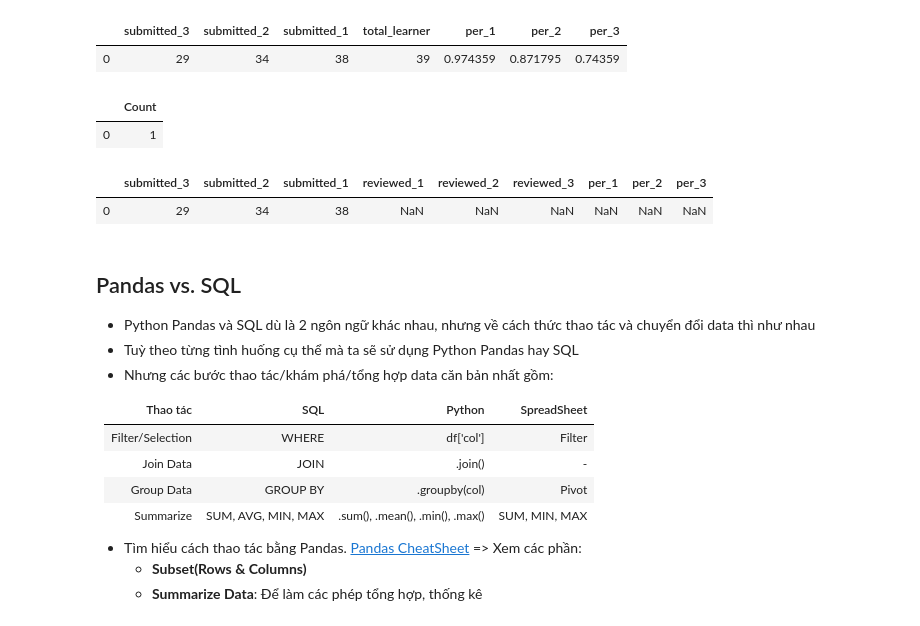
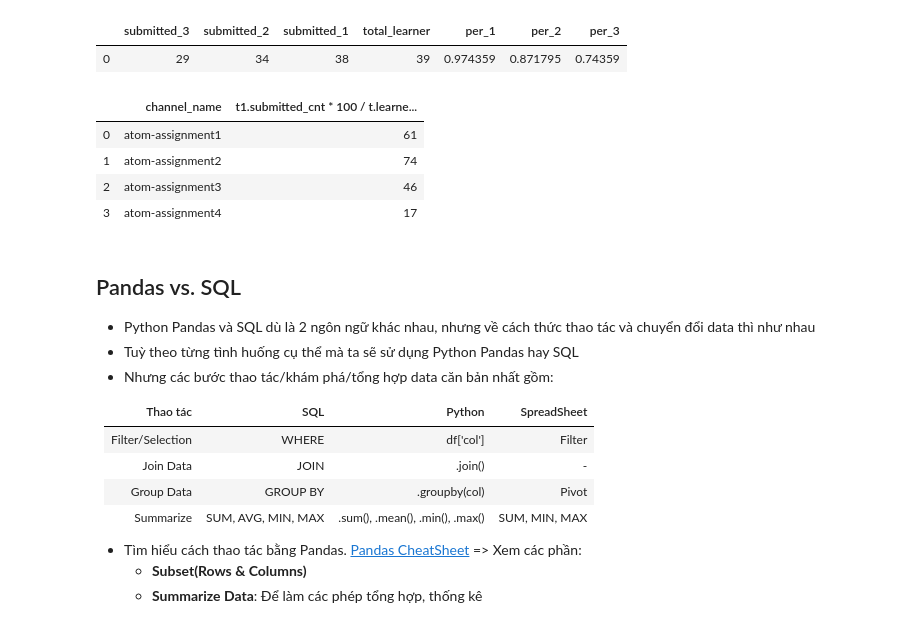
Before and after one commit to annaho124/atom-assignments, a Jupyter notebook: assignment_4/home_assignment_4.ipynb, the cells around one changed output. Cells and saved outputs as stored; diff of their text form; code cells hidden in the pictures.

```diff
--- a/assignment_4/home_assignment_4.ipynb
+++ b/assignment_4/home_assignment_4.ipynb
@@ -1003,26 +1016,3 @@ con.execute(SQL_12).fetch_df()
 # %% [output]
 |  | submitted_3 | submitted_2 | submitted_1 | total_learner | per_1 | per_2 | per_3 |
 | 0 | 29 | 34 | 38 | 39 | 0.974359 | 0.871795 | 0.74359 |
-# %%
-#Tỷ lệ % Learner đã submit bài và đã được review trong atom assignment 1, 2, 3
-#Tạo table review
-SQL_13 = '''
---
-CREATE TABLE review AS
- SELECT
- submitted_3, submitted_2, submitted_1
- FROM submitted
-'''
-con.execute(SQL_13).fetch_df()
-# %% [output]
-|  | Count |
-| 0 | 1 |
-# %%
-SQL_14 = '''
---
-UPDATE
-'''
-con.execute(SQL_14).fetch_df()
-# %% [output]
-|  | submitted_3 | submitted_2 | submitted_1 | reviewed_1 | reviewed_2 | reviewed_3 | per_1 | per_2 | per_3 |
-| 0 | 29 | 34 | 38 | NaN | NaN | NaN | NaN | NaN | NaN |
@@ -1031,3 +1019,31 @@ con.execute(SQL_14).fetch_df()
+# %%
+#Tỷ lệ % Learner đã submit bài và đã được review trong atom assignment 1, 2, 3
+SQL_1 = '''
+SELECT
+t1.channel_name,
+t1.submitted_cnt* 100/t.learner_cnt
+FROM (SELECT COUNT(user_id) AS 'learner_cnt'
+        FROM members_df
+        WHERE DataCracy_role LIKE 'Learner%' ) t,
+    (SELECT
+    COUNT(DISTINCT t2.user_id) AS 'submitted_cnt',
+    t3.channel_name
+    FROM msg_df t2
+    JOIN channel_df t3
+    ON t2.channel_id = t3.channel_id
+    JOIN members_df t4
+    ON t4.user_id = t2.user_id
+    WHERE channel_name LIKE 'atom-assignment_' AND t4.DataCracy_role LIKE 'Learner%' AND t2.github_link != 'NaN'
+    AND t2.reply_user_count > 0
+    GROUP BY t3.channel_name) t1
+'''
+con.execute(SQL_1).fetch_df()
+# %% [output]
+|  | channel_name | t1.submitted_cnt * 100 / t.learne... |
+| 0 | atom-assignment1 | 61 |
+| 1 | atom-assignment2 | 74 |
+| 2 | atom-assignment3 | 46 |
+| 3 | atom-assignment4 | 17 |
 # %% [markdown]
 ## Pandas vs. SQL
 * Python Pandas và SQL dù là 2 ngôn ngữ khác nhau, nhưng về cách thức thao tác và chuyển đổi data thì như nhau
```
Also changed, not shown: parts of 21 cells of this notebook.
